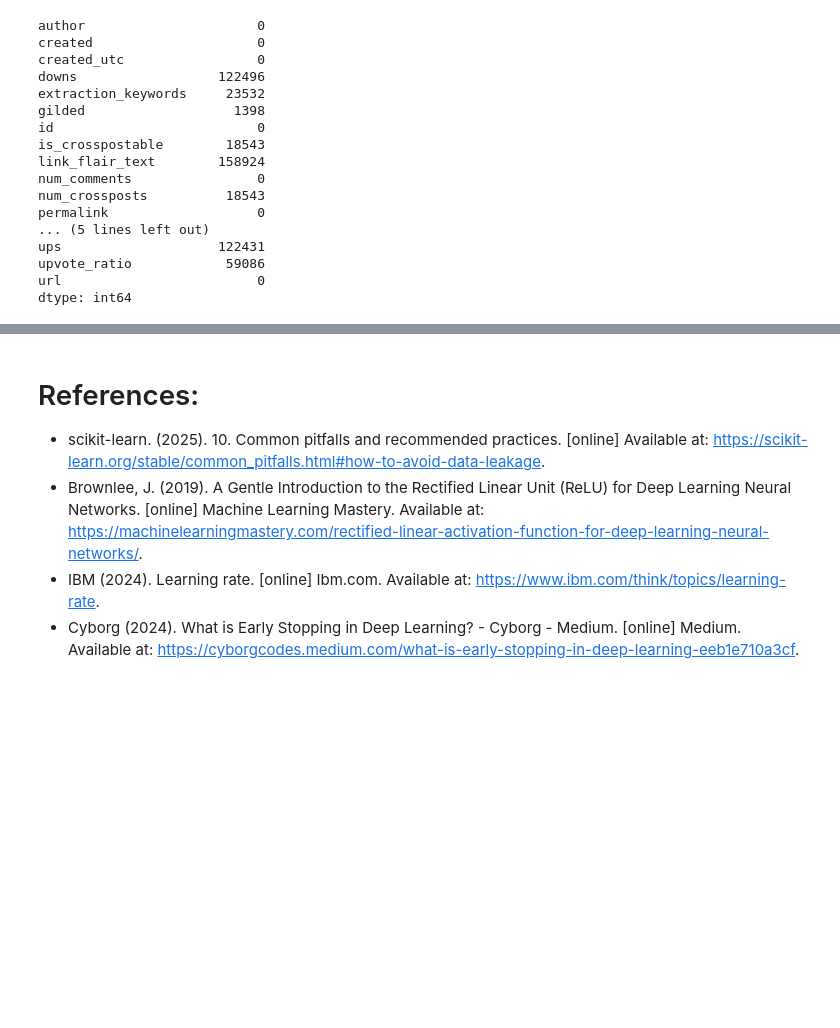
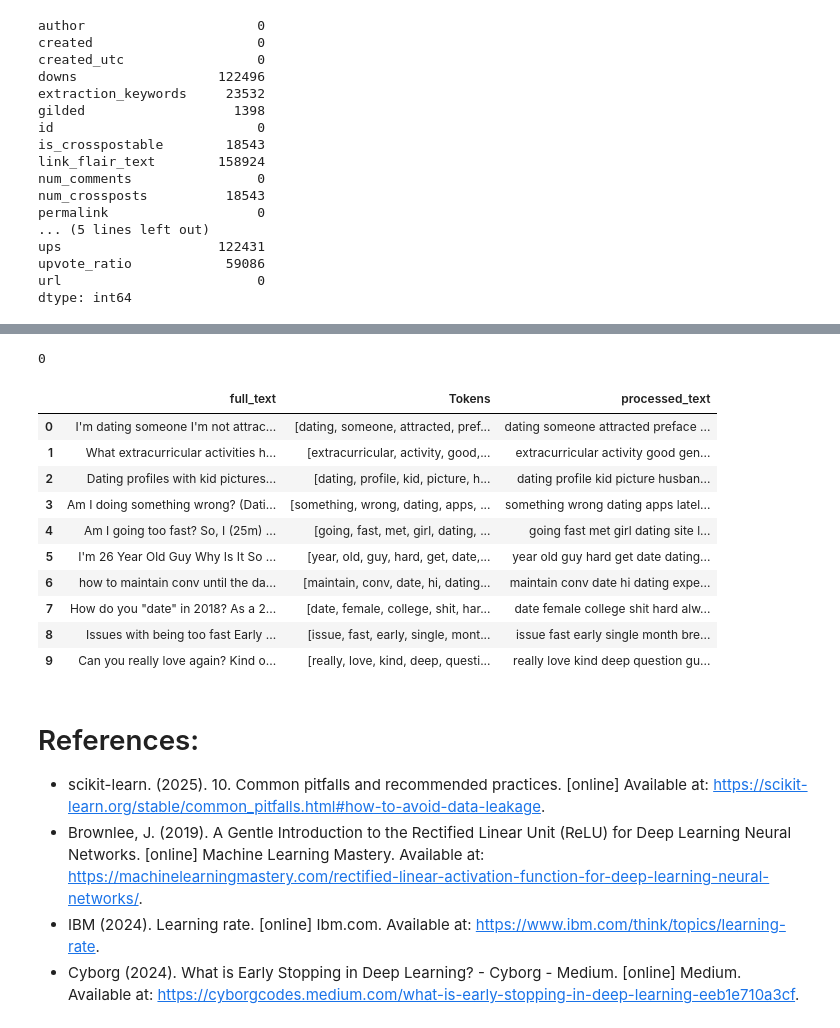
Before and after one commit to Rayenbt/income-prediction-and-reddit-sentiment, a Jupyter notebook: ML_CA2.ipynb, the cells around one changed output, grey strips where cells are left out. Cells and saved outputs as stored; diff of their text form; code cells hidden in the pictures; blank space fills up the shorter version.

Commit message:
preprocessed data

```diff
--- a/ML_CA2.ipynb
+++ b/ML_CA2.ipynb
@@ -712,3 +747,53 @@ dtype: int64
+# %%
+# Initialize lemmatizer and stop words
+lemmatizer = WordNetLemmatizer()
+stop_words = set(stopwords.words('english'))
+# %%
+def preprocess_text(text):
+
+    # Remove non-ASCII characters
+    text = re.sub(r'[^\x00-\x7F]+', '', text)
+
+    # Expand contractions (im, dont etc..)
+    text = contractions.fix(text)
+
+
+
+    # Lowercase and remove punctuation
+    text = text.lower()
+    text = re.sub(r'[^a-zA-Z0-9\s]', '', text)
+
+    # Tokenize and lemmatize (with stopword filtering)
+    tokens = word_tokenize(text)
+    tokens = [lemmatizer.lemmatize(word) for word in tokens
+              if word.isalpha() and word not in stop_words]
+
+    return tokens
+# %%
+# Clean tokenize and lemmatize each post into a list of words
+df_clean['Tokens'] = df_clean['full_text'].apply(preprocess_text)
+# %%
+# join tokens back into a string
+df_clean['processed_text'] = df_clean['Tokens'].apply(lambda x: ' '.join(x))
+# %%
+# Freeing memory
+gc.collect()
+# %% [output]
+0
+# %%
+df_clean.head(10)
+# %% [output]
+|  | full_text | Tokens | processed_text |
+| 0 | I'm dating someone I'm not attrac... | [dating, someone, attracted, pref... | dating someone attracted preface ... |
+| 1 | What extracurricular activities h... | [extracurricular, activity, good,... | extracurricular activity good gen... |
+| 2 | Dating profiles with kid pictures... | [dating, profile, kid, picture, h... | dating profile kid picture husban... |
+| 3 | Am I doing something wrong? (Dati... | [something, wrong, dating, apps, ... | something wrong dating apps latel... |
+| 4 | Am I going too fast? So, I (25m) ... | [going, fast, met, girl, dating, ... | going fast met girl dating site l... |
+| 5 | I'm 26 Year Old Guy Why Is It So ... | [year, old, guy, hard, get, date,... | year old guy hard get date dating... |
+| 6 | how to maintain conv until the da... | [maintain, conv, date, hi, dating... | maintain conv date hi dating expe... |
+| 7 | How do you "date" in 2018? As a 2... | [date, female, college, shit, har... | date female college shit hard alw... |
+| 8 | Issues with being too fast Early ... | [issue, fast, early, single, mont... | issue fast early single month bre... |
+| 9 | Can you really love again? Kind o... | [really, love, kind, deep, questi... | really love kind deep question gu... |
 # %% [markdown]
 # References:
 - scikit-learn. (2025). 10. Common pitfalls and recommended practices. [online] Available at: https://scikit-learn.org/stable/common_pitfalls.html#how-to-avoid-data-leakage.
```
Also changed, not shown: parts of 3 cells of this notebook.
